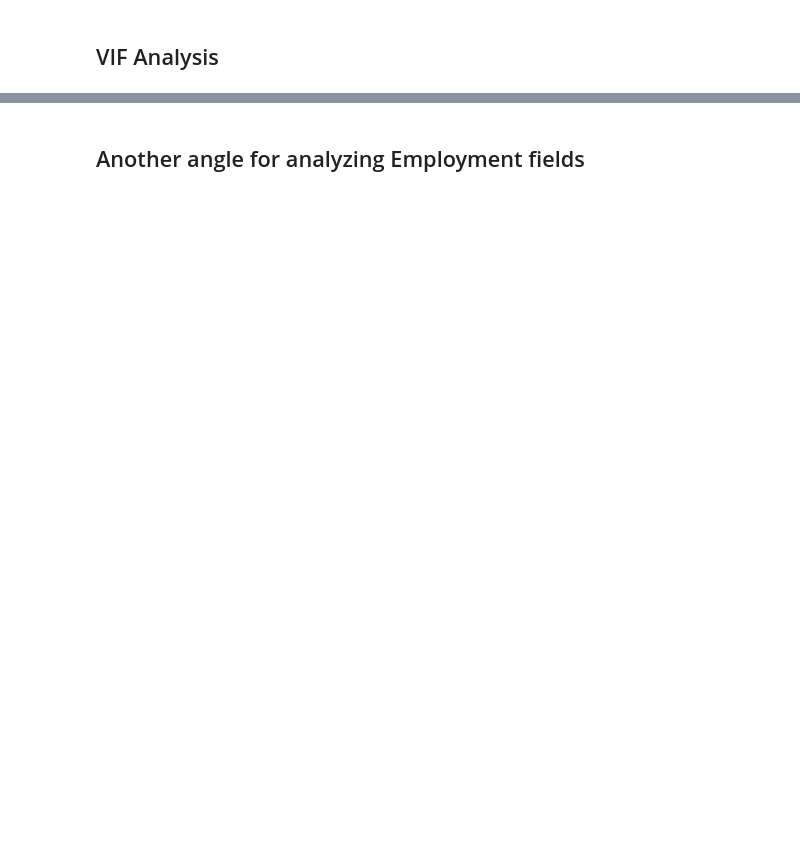
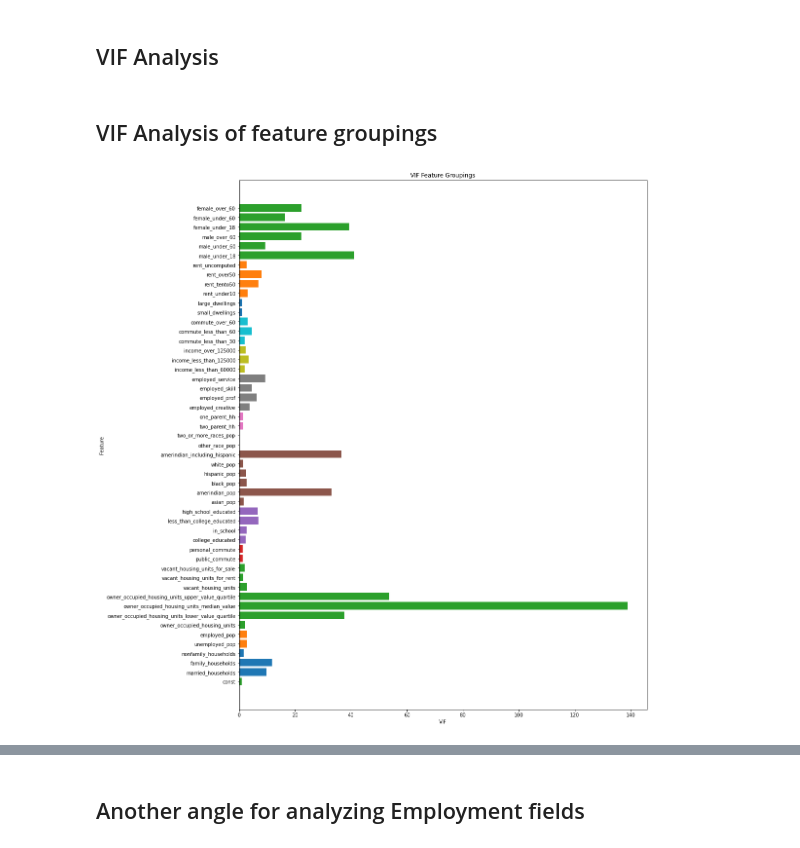
Before and after one commit to Yukti-K/7Park, a Jupyter notebook: Yukti/7park_group_features_kmeans_vif.ipynb, the cells around one changed output, grey strips where cells are left out. Cells and saved outputs as stored; diff of their text form; code cells hidden in the pictures; blank space fills up the shorter version.

```diff
--- a/Yukti/7park_group_features_kmeans_vif.ipynb
+++ b/Yukti/7park_group_features_kmeans_vif.ipynb
@@ -843,20 +1028,26 @@ vifgroupings=[
     rent_burden,
     gender_age
 ]
+# %% [markdown]
+<h2>VIF Analysis of feature groupings</h2>
 # %%
 from statsmodels.stats.outliers_influence import variance_inflation_factor
+from statsmodels.tools.tools import add_constant
+
 
 plt.figure(figsize=(15,20))
 for idx,vif in enumerate(vifgroupings):
-    X = x_std[vifgroupings[idx]]
+    X = add_constant(x_std[vifgroupings[idx]])
     vif_data = pd.DataFrame()
     vif_data["feature"] = X.columns
     try:
         vif_data["VIF"] = [variance_inflation_factor(X.values, i)
                                   for i in range(len(X.columns))]
         plt.barh(vif_data["feature"],vif_data["VIF"])
         plt.title("VIF Feature Groupings")
         plt.xlabel("VIF")
         plt.ylabel("Feature")
     except:
         print("Unable to calculate VIF for the following:",X.columns)
+# %% [output]
+[figure, added]
```
Also changed, not shown: parts of 42 cells of this notebook.
